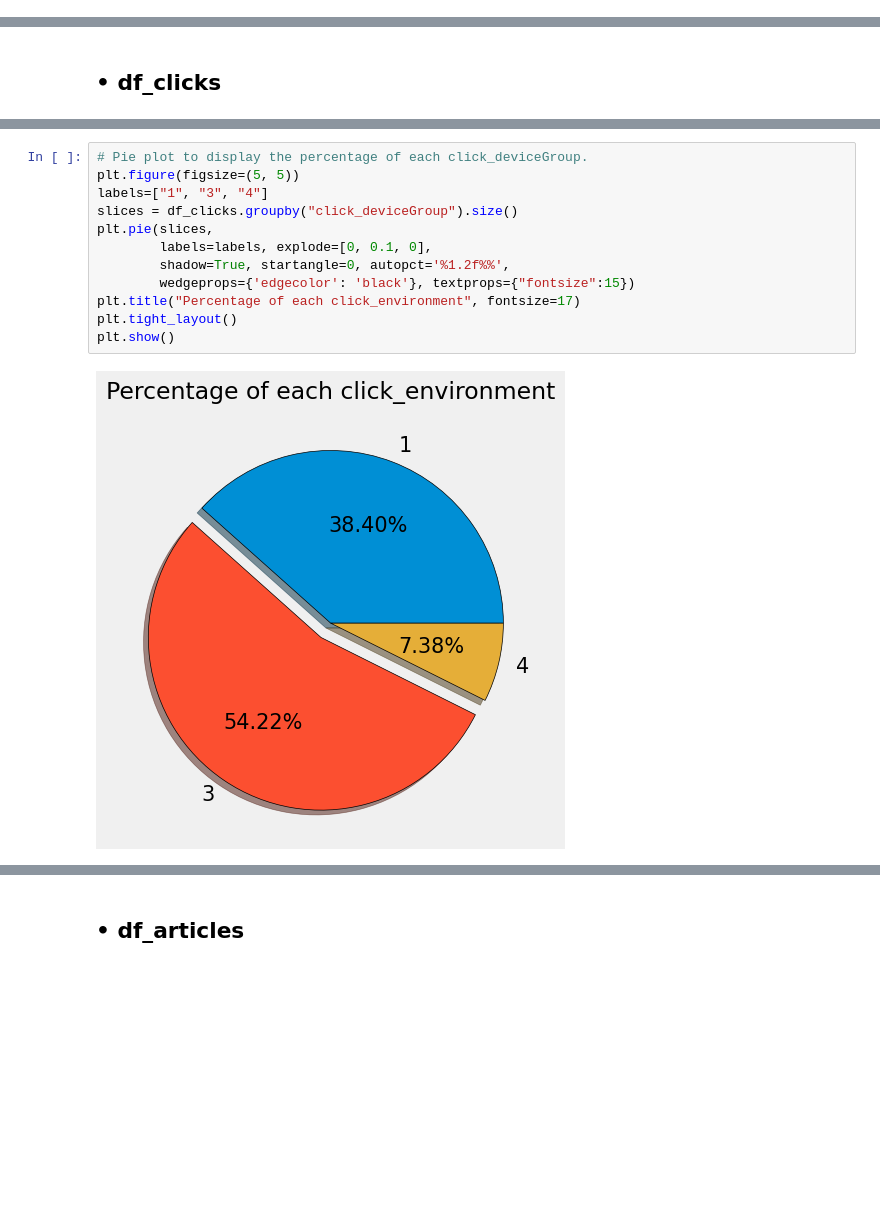
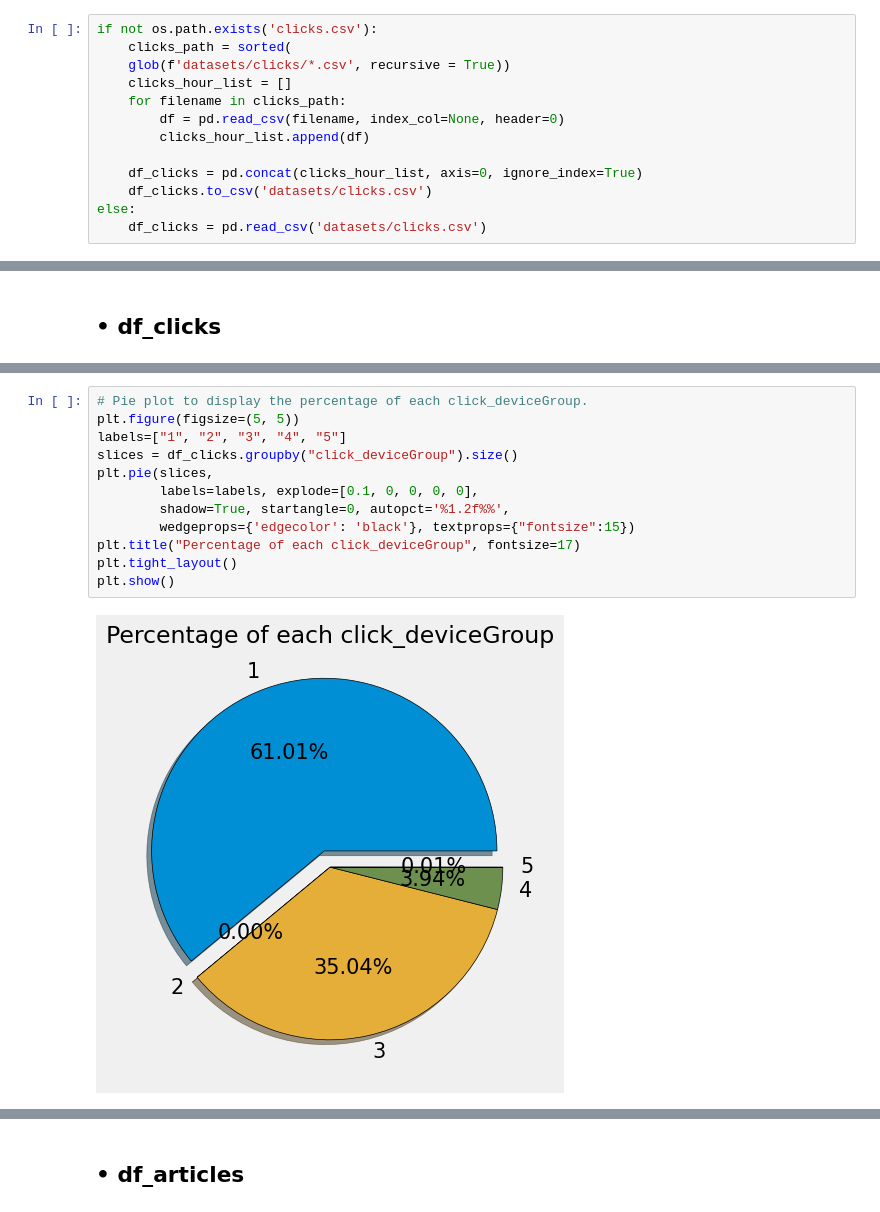
Before and after one commit to jfsubrini/ia-project9, a Jupyter notebook: Subrini_JeanFrancois_2_scripts_012023.ipynb, the cells around one changed output, grey strips where cells are left out. Cells and saved outputs as stored; diff of their text form; blank space fills up the shorter version.

```diff
--- a/Subrini_JeanFrancois_2_scripts_012023.ipynb
+++ b/Subrini_JeanFrancois_2_scripts_012023.ipynb
@@ -125,6 +123,19 @@ pd.set_option('display.max_columns', 15)
 
 # Style for the plots.
 plt.style.use('fivethirtyeight')
+# %%
+if not os.path.exists('clicks.csv'):
+    clicks_path = sorted(
+    glob(f'datasets/clicks/*.csv', recursive = True))
+    clicks_hour_list = []
+    for filename in clicks_path:
+        df = pd.read_csv(filename, index_col=None, header=0)
+        clicks_hour_list.append(df)
+
+    df_clicks = pd.concat(clicks_hour_list, axis=0, ignore_index=True)
+    df_clicks.to_csv('datasets/clicks.csv')
+else:
+    df_clicks = pd.read_csv('datasets/clicks.csv')
 # %% [markdown]
 ## • df_clicks
 # %% [markdown]
@@ -462,17 +499,17 @@ plt.show()
 # %%
 # Pie plot to display the percentage of each click_deviceGroup.
 plt.figure(figsize=(5, 5))
-labels=["1", "3", "4"]
+labels=["1", "2", "3", "4", "5"]
 slices = df_clicks.groupby("click_deviceGroup").size()
 plt.pie(slices,
-        labels=labels, explode=[0, 0.1, 0],
+        labels=labels, explode=[0.1, 0, 0, 0, 0],
         shadow=True, startangle=0, autopct='%1.2f%%',
         wedgeprops={'edgecolor': 'black'}, textprops={"fontsize":15})
-plt.title("Percentage of each click_environment", fontsize=17)
+plt.title("Percentage of each click_deviceGroup", fontsize=17)
 plt.tight_layout()
 plt.show()
 # %% [output]
-[figure, old version]
+[figure, new version]
 # %%
 # Horizontal bar plot showing the different session_size and the respecting quantity.
 ax = df_clicks['session_size'].value_counts().sort_values().plot.barh(
```
Also changed, not shown: parts of 44 cells of this notebook.
